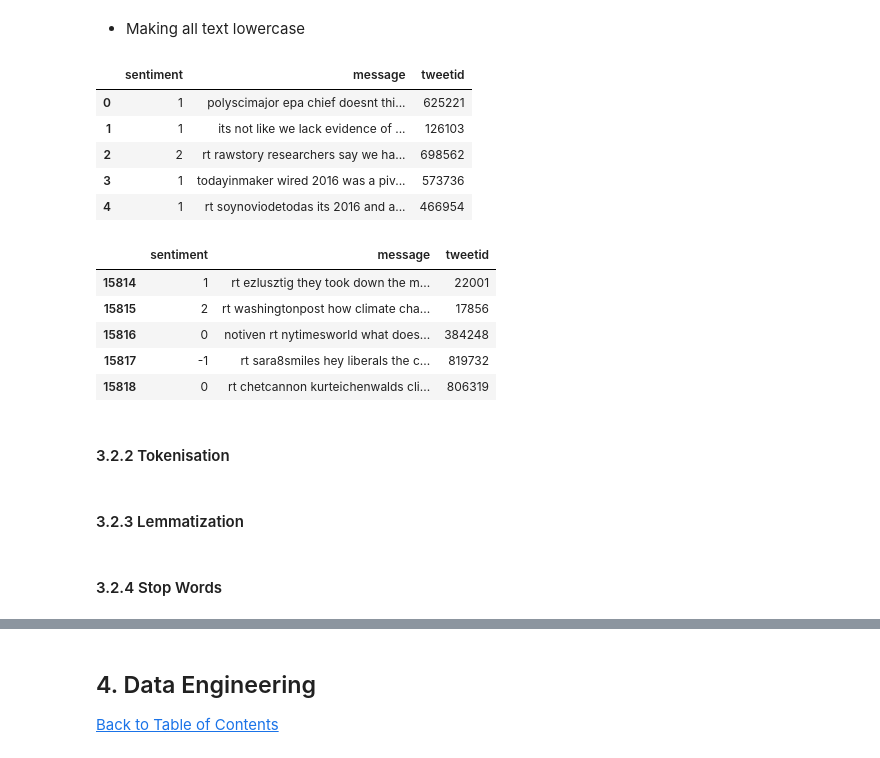
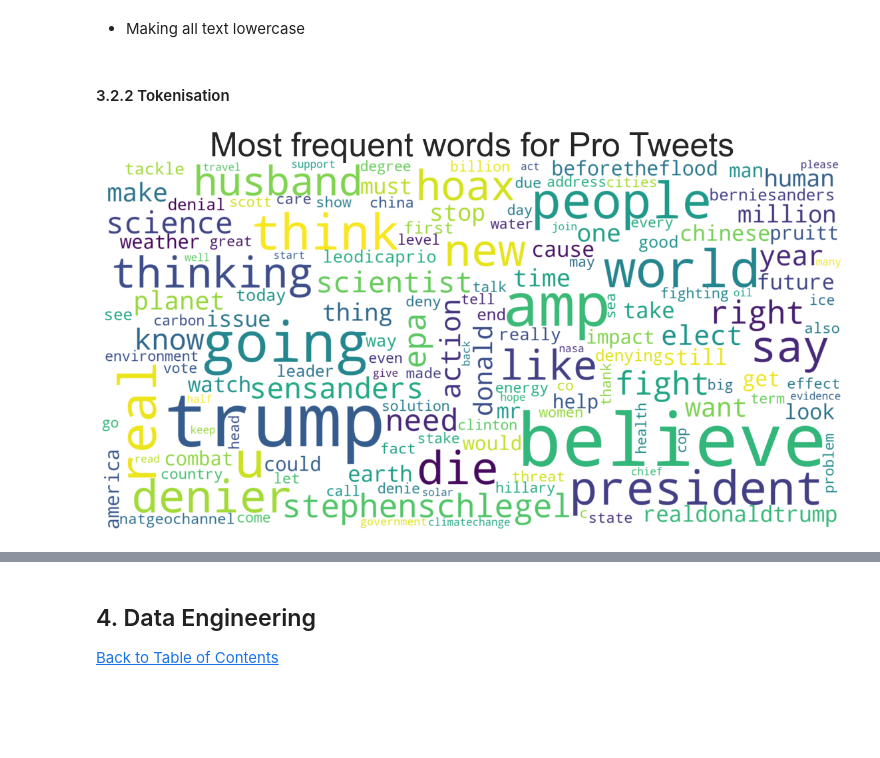
Before and after one commit to RogerA11/Team-GM4-classification-predict, a Jupyter notebook: Alette Baloyi/edsa_climate_change_belief_analysis_2022.ipynb, the cells around one changed output, grey strips where cells are left out. Saved outputs shown, nothing was run; the diff lists cells and outputs as text; code cells hidden in the pictures; blank space fills up the shorter version.

```diff
--- a/Alette Baloyi/edsa_climate_change_belief_analysis_2022.ipynb
+++ b/Alette Baloyi/edsa_climate_change_belief_analysis_2022.ipynb
@@ -284,0 +292,3 @@ df_train.info
+# %%
+df_train['message_clean'] = wordcloud_data    # Create a new column in the dataset
+df_train['message_clean'].head()
@@ -285,30 +302,31 @@ df_train.info
+# %%
+### seperate tweets according to their sentiment
+
+pro_df = df_train[df_train['sentiment'] == 1]    # Identify the pro sentiment data
+anti_df = df_train[df_train['sentiment'] == -1]    # Identify the anti sentiment data
+neutral_df = df_train[df_train['sentiment'] == 0]    # Identify the neutral sentiment data
+news_df = df_train[df_train['sentiment'] == 2]    # Identify the news sentiment data
 # %% [markdown]
 ### Wordcloud for Sentiment : 1
+# %%
+# add stopwords
+stopwords_plus = ["change","climate","rt", "global", "warming", "http","https"]
 # %% [markdown]
 - Making all text lowercase
-# %%
-
-df_train.head()
-# %% [output]
-|  | sentiment | message | tweetid |
-| 0 | 1 | polyscimajor epa chief doesnt thi... | 625221 |
-| 1 | 1 | its not like we lack evidence of ... | 126103 |
-| 2 | 2 | rt rawstory researchers say we ha... | 698562 |
-| 3 | 1 | todayinmaker wired 2016 was a piv... | 573736 |
-| 4 | 1 | rt soynoviodetodas its 2016 and a... | 466954 |
-# %%
-
-df_train.tail()
-# %% [output]
-|  | sentiment | message | tweetid |
-| 15814 | 1 | rt ezlusztig they took down the m... | 22001 |
-| 15815 | 2 | rt washingtonpost how climate cha... | 17856 |
-| 15816 | 0 | notiven rt nytimesworld what does... | 384248 |
-| 15817 | -1 | rt sara8smiles hey liberals the c... | 819732 |
-| 15818 | 0 | rt chetcannon kurteichenwalds cli... | 806319 |
 # %% [markdown]
 #### 3.2.2 Tokenisation
-# %% [markdown]
-#### 3.2.3 Lemmatization
-# %% [markdown]
-#### 3.2.4 Stop Words
+# %%
+#This creates a list of single strings to generate the wordcloud.
+prowc = pd.Series(pro_df['message_clean']).str.cat(sep=' ')
+
+# Create the wordcloud
+wordcloud1 = WordCloud(width=2000,height=1000,max_font_size=200,max_words=150,stopwords=stopwords_plus,
+                       collocations = False, background_color = 'white').generate(prowc)
+
+plt.figure(figsize=(20,20))     # Specify the figure size
+plt.imshow(wordcloud1, interpolation="bilinear")    # Initiate the wordcloud
+plt.title('Most frequent words for Pro Tweets', fontsize=50)    # Specify a title
+plt.axis("off")    # Remove the axis lines
+plt.show()    # Show the wordcloud
+# %% [output]
+[figure, added]
```
Also changed, not shown: parts of 32 cells of this notebook.
